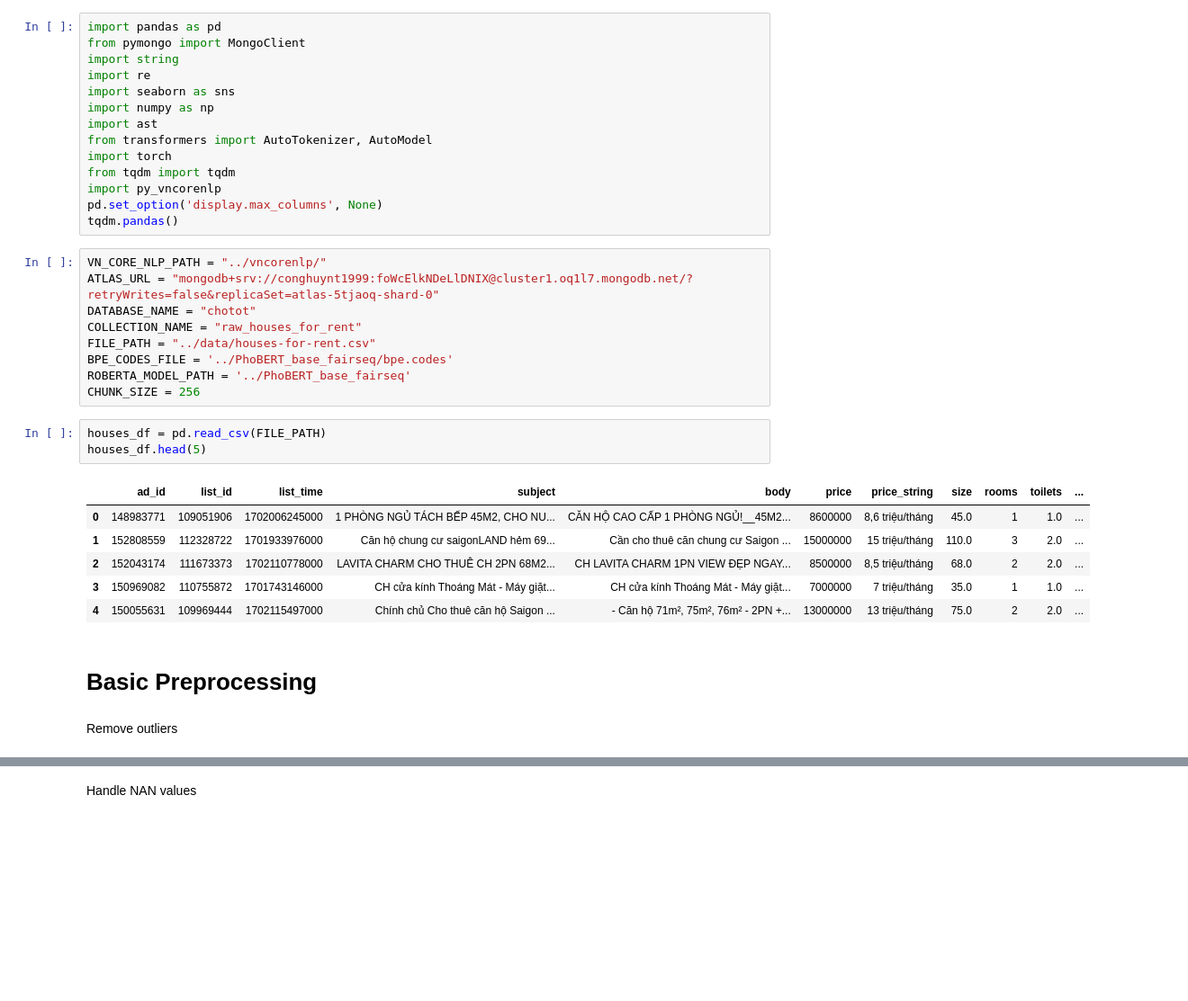
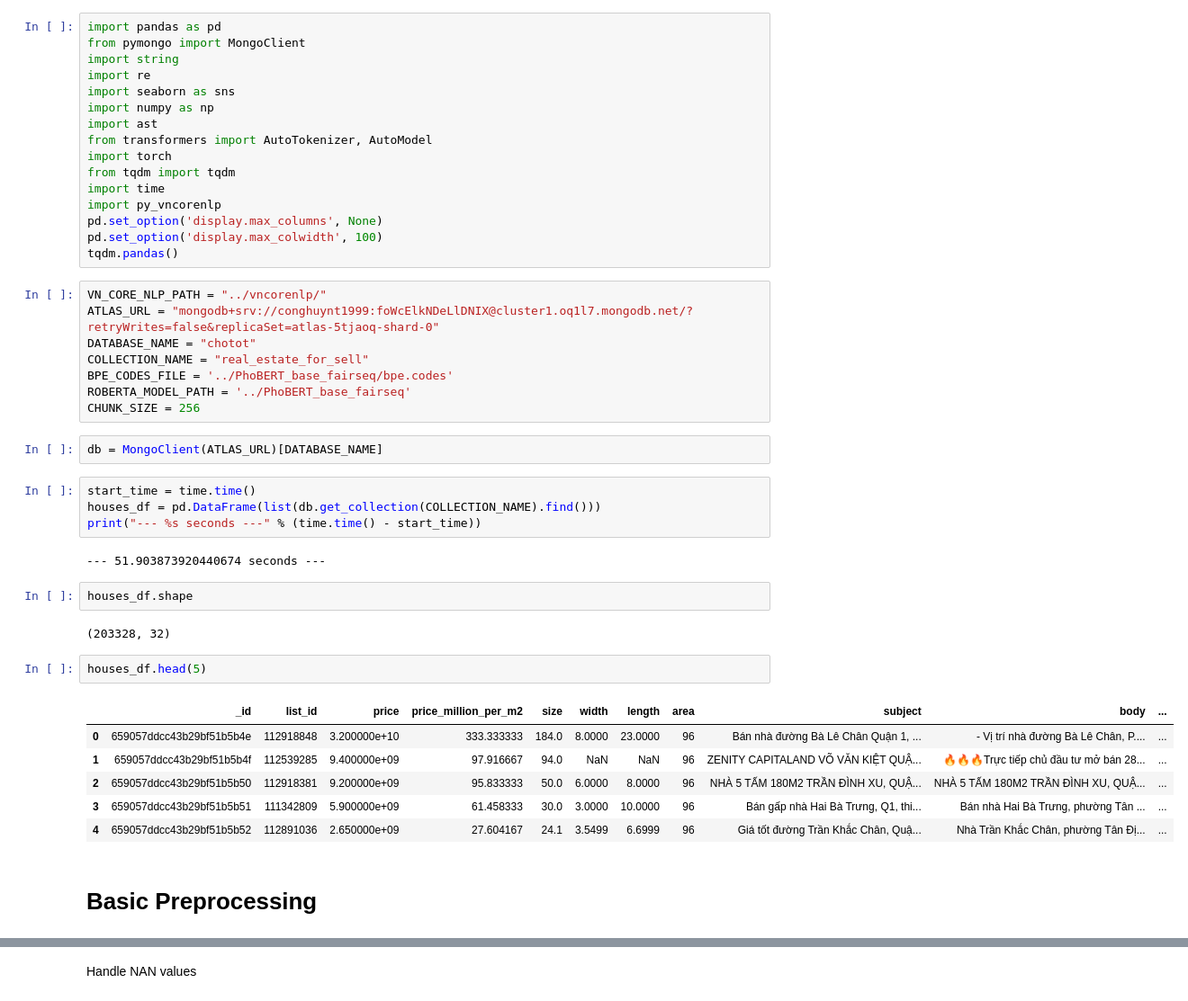
Before and after one commit to huynguyen1999/big-data, a Jupyter notebook: notebooks/feature_engineering.ipynb, the cells around one changed output, grey strips where cells are left out. Shown at 90% size. Cells and saved outputs as stored; diff of their text form; blank space fills up the shorter version.

```diff
--- a/notebooks/feature_engineering.ipynb
+++ b/notebooks/feature_engineering.ipynb
@@ -9,29 +9,39 @@ import ast
 from transformers import AutoTokenizer, AutoModel
 import torch
 from tqdm import tqdm
+import time
 import py_vncorenlp
 pd.set_option('display.max_columns', None)
+pd.set_option('display.max_colwidth', 100)
 tqdm.pandas()
 # %%
 VN_CORE_NLP_PATH = "../vncorenlp/"
 ATLAS_URL = "mongodb+srv://conghuynt1999:foWcElkNDeLlDNIX@cluster1.oq1l7.mongodb.net/?retryWrites=false&replicaSet=atlas-5tjaoq-shard-0"
 DATABASE_NAME = "chotot"
-COLLECTION_NAME = "raw_houses_for_rent"
-FILE_PATH = "../data/houses-for-rent.csv"
+COLLECTION_NAME = "real_estate_for_sell"
 BPE_CODES_FILE = '../PhoBERT_base_fairseq/bpe.codes'
 ROBERTA_MODEL_PATH = '../PhoBERT_base_fairseq'
 CHUNK_SIZE = 256
+# %%
+db = MongoClient(ATLAS_URL)[DATABASE_NAME]
+# %%
+start_time = time.time()
+houses_df = pd.DataFrame(list(db.get_collection(COLLECTION_NAME).find()))
+print("--- %s seconds ---" % (time.time() - start_time))
+# %% [output]
+--- 51.903873920440674 seconds ---
+# %%
+houses_df.shape
+# %% [output]
+(203328, 32)
 # %%
-houses_df = pd.read_csv(FILE_PATH)
 houses_df.head(5)
 # %% [output]
-|  | ad_id | list_id | list_time | subject | body | price | price_string | size | rooms | toilets | ... |
-| 0 | 148983771 | 109051906 | 1702006245000 | 1 PHÒNG NGỦ TÁCH BẾP 45M2, CHO NU... | CĂN HỘ CAO CẤP 1 PHÒNG NGỦ!__45M2... | 8600000 | 8,6 triệu/tháng | 45.0 | 1 | 1.0 | ... |
-| 1 | 152808559 | 112328722 | 1701933976000 | Căn hộ chung cư saigonLAND hẻm 69... | Cần cho thuê căn chung cư Saigon ... | 15000000 | 15 triệu/tháng | 110.0 | 3 | 2.0 | ... |
-| 2 | 152043174 | 111673373 | 1702110778000 | LAVITA CHARM CHO THUÊ CH 2PN 68M2... | CH LAVITA CHARM 1PN VIEW ĐẸP NGAY... | 8500000 | 8,5 triệu/tháng | 68.0 | 2 | 2.0 | ... |
-| 3 | 150969082 | 110755872 | 1701743146000 | CH cửa kính Thoáng Mát - Máy giặt... | CH cửa kính Thoáng Mát - Máy giặt... | 7000000 | 7 triệu/tháng | 35.0 | 1 | 1.0 | ... |
-| 4 | 150055631 | 109969444 | 1702115497000 | Chính chủ Cho thuê căn hộ Saigon ... | - Căn hộ 71m², 75m², 76m² - 2PN +... | 13000000 | 13 triệu/tháng | 75.0 | 2 | 2.0 | ... |
+|  | _id | list_id | price | price_million_per_m2 | size | width | length | area | subject | body | ... |
+| 0 | 659057ddcc43b29bf51b5b4e | 112918848 | 3.200000e+10 | 333.333333 | 184.0 | 8.0000 | 23.0000 | 96 | Bán nhà đường Bà Lê Chân Quận 1, ... | - Vị trí nhà đường Bà Lê Chân, P.... | ... |
+| 1 | 659057ddcc43b29bf51b5b4f | 112539285 | 9.400000e+09 | 97.916667 | 94.0 | NaN | NaN | 96 | ZENITY CAPITALAND VÕ VĂN KIỆT QUẬ... | 🔥🔥🔥Trực tiếp chủ đầu tư mở bán 28... | ... |
+| 2 | 659057ddcc43b29bf51b5b50 | 112918381 | 9.200000e+09 | 95.833333 | 50.0 | 6.0000 | 8.0000 | 96 | NHÀ 5 TẤM 180M2 TRẦN ĐÌNH XU, QUẬ... | NHÀ 5 TẤM 180M2 TRẦN ĐÌNH XU, QUẬ... | ... |
+| 3 | 659057ddcc43b29bf51b5b51 | 111342809 | 5.900000e+09 | 61.458333 | 30.0 | 3.0000 | 10.0000 | 96 | Bán gấp nhà Hai Bà Trưng, Q1, thi... | Bán nhà Hai Bà Trưng, phường Tân ... | ... |
+| 4 | 659057ddcc43b29bf51b5b52 | 112891036 | 2.650000e+09 | 27.604167 | 24.1 | 3.5499 | 6.6999 | 96 | Giá tốt đường Trần Khắc Chân, Quậ... | Nhà Trần Khắc Chân, phường Tân Đị... | ... |
 # %% [markdown]
 # Basic Preprocessing
-# %% [markdown]
-Remove outliers
```
Also changed, not shown: parts of 25 cells of this notebook, 1 other file.
